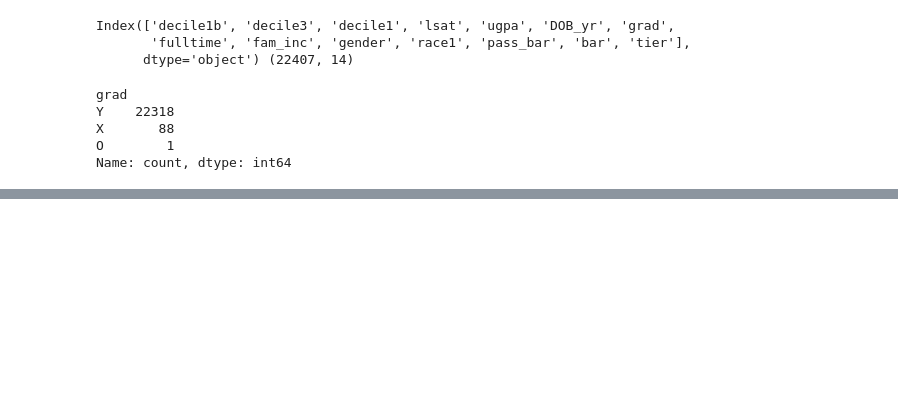
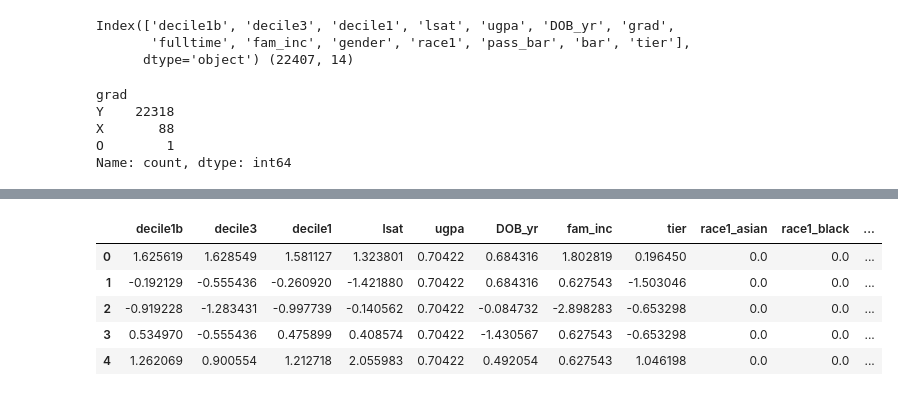
Before and after one commit to juliehinge/Algorithmic-Fairness, a Jupyter notebook: eda.ipynb, the cells around one changed output, grey strips where cells are left out. Cells and saved outputs as stored; diff of their text form; code cells hidden in the pictures; blank space fills up the shorter version.

```diff
--- a/eda.ipynb
+++ b/eda.ipynb
@@ -409 +426,10 @@ Preprocessed data:
+# %%
+processed_data_scaled.head()
+# %% [output]
+|  | decile1b | decile3 | decile1 | lsat | ugpa | DOB_yr | fam_inc | tier | race1_asian | race1_black | ... |
+| 0 | 1.625619 | 1.628549 | 1.581127 | 1.323801 | 0.70422 | 0.684316 | 1.802819 | 0.196450 | 0.0 | 0.0 | ... |
+| 1 | -0.192129 | -0.555436 | -0.260920 | -1.421880 | 0.70422 | 0.684316 | 0.627543 | -1.503046 | 0.0 | 0.0 | ... |
+| 2 | -0.919228 | -1.283431 | -0.997739 | -0.140562 | 0.70422 | -0.084732 | -2.898283 | -0.653298 | 0.0 | 0.0 | ... |
+| 3 | 0.534970 | -0.555436 | 0.475899 | 0.408574 | 0.70422 | -1.430567 | 0.627543 | -0.653298 | 0.0 | 0.0 | ... |
+| 4 | 1.262069 | 0.900554 | 1.212718 | 2.055983 | 0.70422 | 0.492054 | 0.627543 | 1.046198 | 0.0 | 0.0 | ... |
 # %%
```
Also changed, not shown: parts of 9 cells of this notebook, 3 other files.
